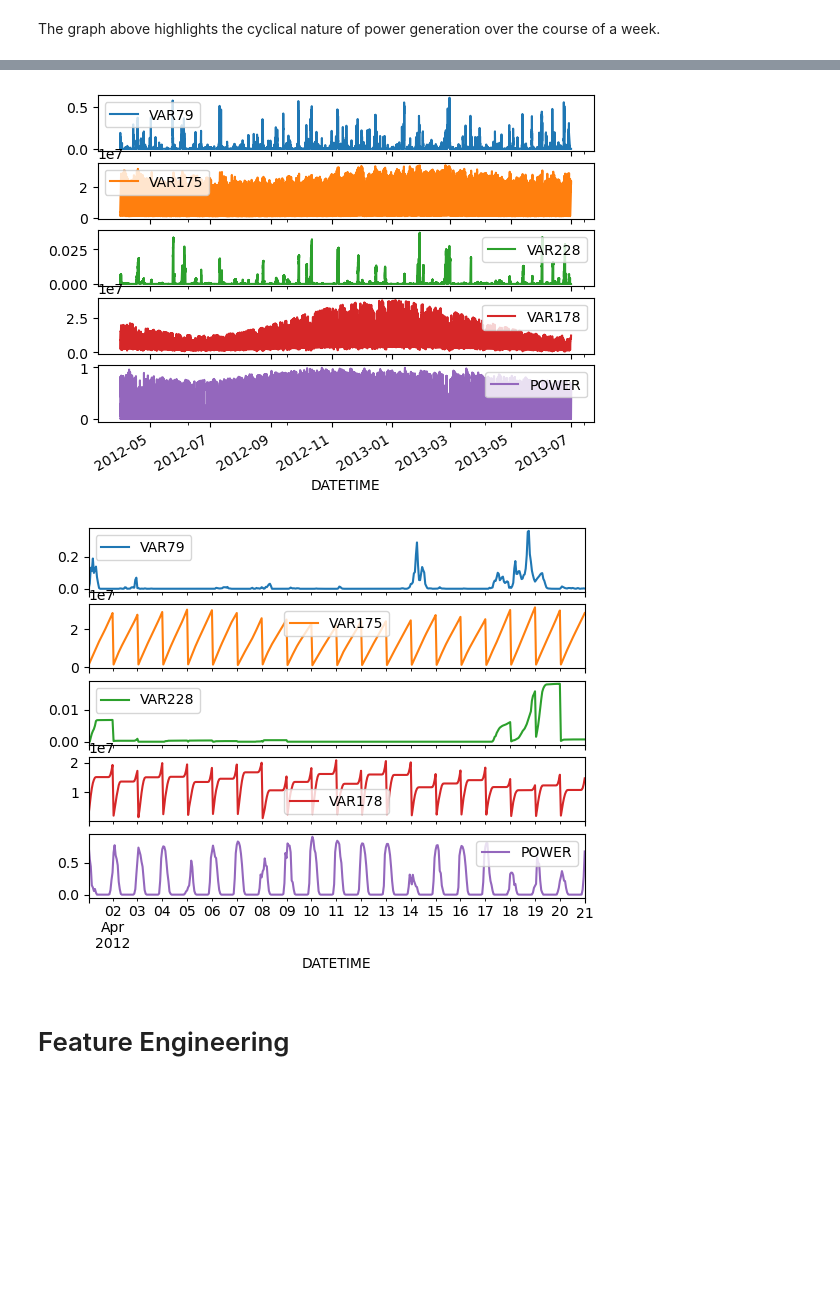
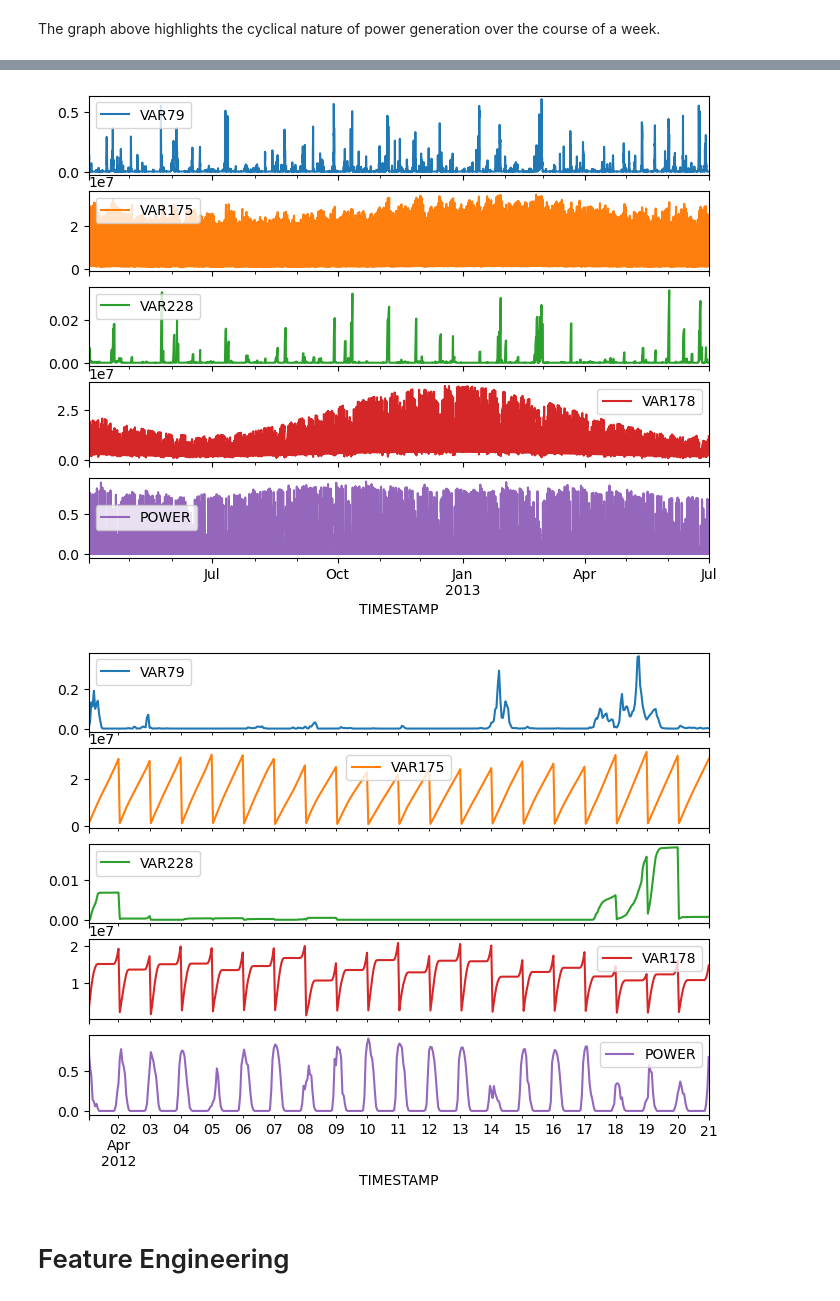
Before and after one commit to antoniolang1107/Solar-Power, a Jupyter notebook: solar.ipynb, the cells around one changed output, grey strips where cells are left out. Cells and saved outputs as stored; diff of their text form; code cells hidden in the pictures; blank space fills up the shorter version.

```diff
--- a/solar.ipynb
+++ b/solar.ipynb
@@ -5,13 +5,17 @@ CS 458
 # %%
 import IPython
 
+import matplotlib as mpl
 import matplotlib.pyplot as plt
 import numpy as np
 import pandas as pd
 import seaborn as sns
 import tensorflow as tf
 
-training_data = pd.read_csv("solar_training.csv")
+mpl.rcParams['figure.figsize'] = (8, 6)
+mpl.rcParams['axes.grid'] = False
+
+train_data = pd.read_csv("solar_training.csv")
 test_data = pd.read_csv("solar_test.csv")
 # %% [markdown]
 # Data Exploration
@@ -63,0 +31,28 @@ training_data_1.head()
+# %%
+training_data_1 = train_data[train_data['ZONEID'] == 1]
+test_data_1 = test_data[test_data['ZONEID'] == 1]
+training_data_1.pop('ZONEID')
+train_time_1 = pd.to_datetime(training_data_1.pop('TIMESTAMP'), format='%Y%m%d %H:%M')
+test_time_1 = pd.to_datetime(test_data_1.pop('TIMESTAMP'), format='%Y%m%d %H:%M')
+
+training_data_2 = train_data[train_data['ZONEID'] == 2]
+test_data_2 = test_data[test_data['ZONEID'] == 2]
+training_data_2.pop('ZONEID')
+train_time_2 = pd.to_datetime(training_data_2.pop('TIMESTAMP'), format='%Y%m%d %H:%M')
+test_time_2 = pd.to_datetime(test_data_2.pop('TIMESTAMP'), format='%Y%m%d %H:%M')
+
+training_data_3 = train_data[train_data['ZONEID'] == 3]
+test_data_3 = test_data[test_data['ZONEID'] == 3]
+training_data_3.pop('ZONEID')
+train_time_3 = pd.to_datetime(training_data_3.pop('TIMESTAMP'), format='%Y%m%d %H:%M')
+test_time_3 = pd.to_datetime(test_data_3.pop('TIMESTAMP'), format='%Y%m%d %H:%M')
+
+train_data = [training_data_1, training_data_2, training_data_3]
+test_data = [test_data_1, test_data_2, test_data_3]
+train_time = [train_time_1, train_time_2, train_time_3]
+test_time = [test_time_1, test_time_2, test_time_3]
+
+del training_data_1, training_data_2, training_data_3
+del test_data_1, test_data_2, test_data_3
+del train_time_1, train_time_2, train_time_3
+del test_time_1, test_time_2, test_time_3
@@ -110,14 +125,14 @@ plt.plot(training_data[:data_range]['DATETIME'], training_data[:data_range]['POW
 # %%
 plot_cols = ['VAR79', 'VAR175', 'VAR228', 'VAR178', 'POWER']
-plot_features = training_data[plot_cols]
-plot_features.index = training_data['DATETIME']
+plot_features = train_data[0][plot_cols]
+plot_features.index = train_time[0]
 _ = plot_features.plot(subplots=True)
 
-plot_features = training_data[plot_cols][:480]
-plot_features.index = training_data['DATETIME'][:480]
+plot_features = train_data[0][plot_cols][:480]
+plot_features.index = train_time[0][:480]
 _ = plot_features.plot(subplots=True)
 # %% [output]
-[figure, old version]
+[figure, new version]
-[figure, old version]
+[figure, new version]
 # %% [markdown]
 # Feature Engineering
```
Also changed, not shown: parts of 37 cells of this notebook.
